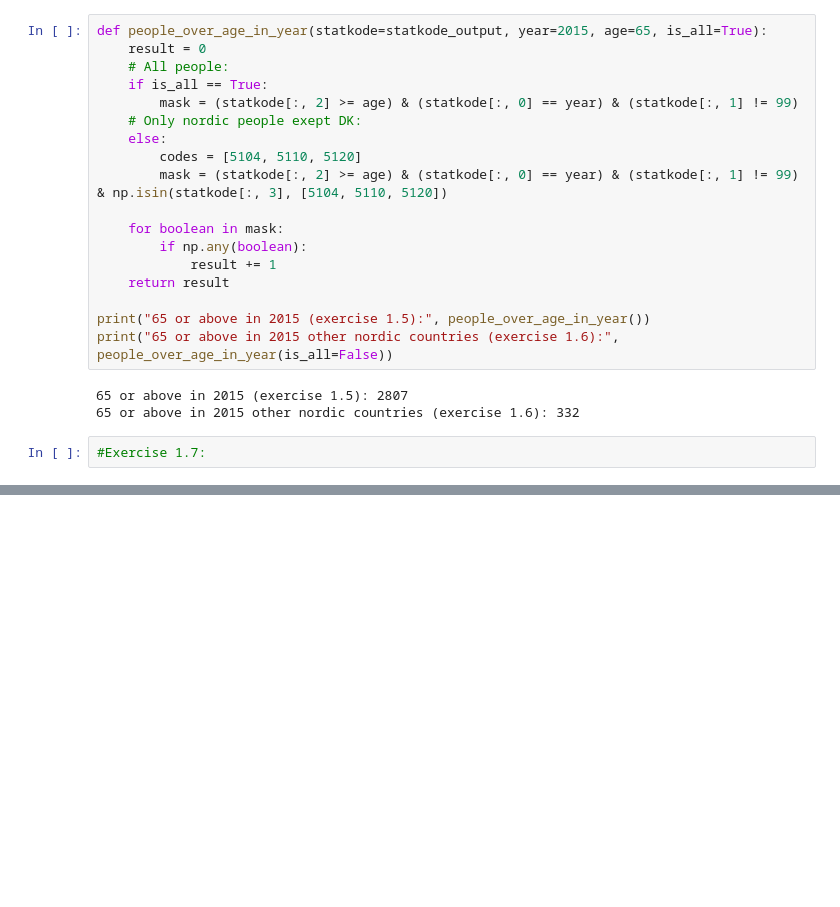
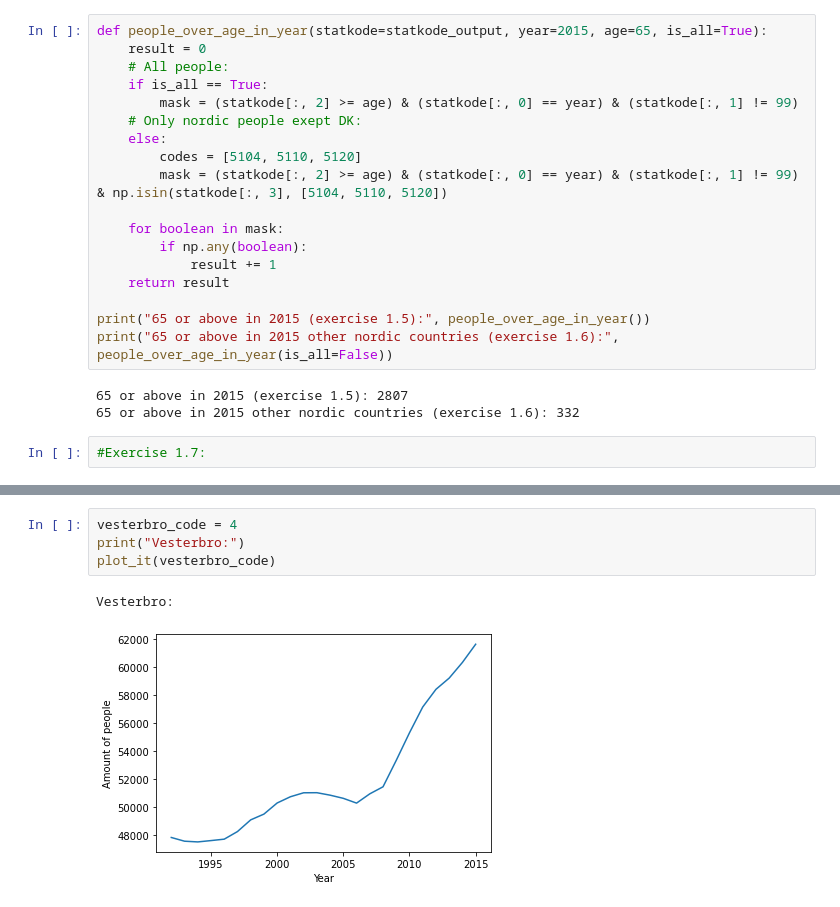
Before and after one commit to danielbengtsen/python_handin_template, a Jupyter notebook: Week_4.ipynb, the cells around one changed output, grey strips where cells are left out. Drawn from its saved outputs; the diff is of its cells as text; blank space fills up the shorter version.

```diff
--- a/Week_4.ipynb
+++ b/Week_4.ipynb
@@ -158,0 +164,7 @@ SyntaxError: non-default argument follows default argument (<ipython-input-11-e3
+# %%
+vesterbro_code = 4
+print("Vesterbro:")
+plot_it(vesterbro_code)
+# %% [output]
+Vesterbro:
+[figure, added]
```
Also changed, not shown: parts of 2 cells of this notebook.
